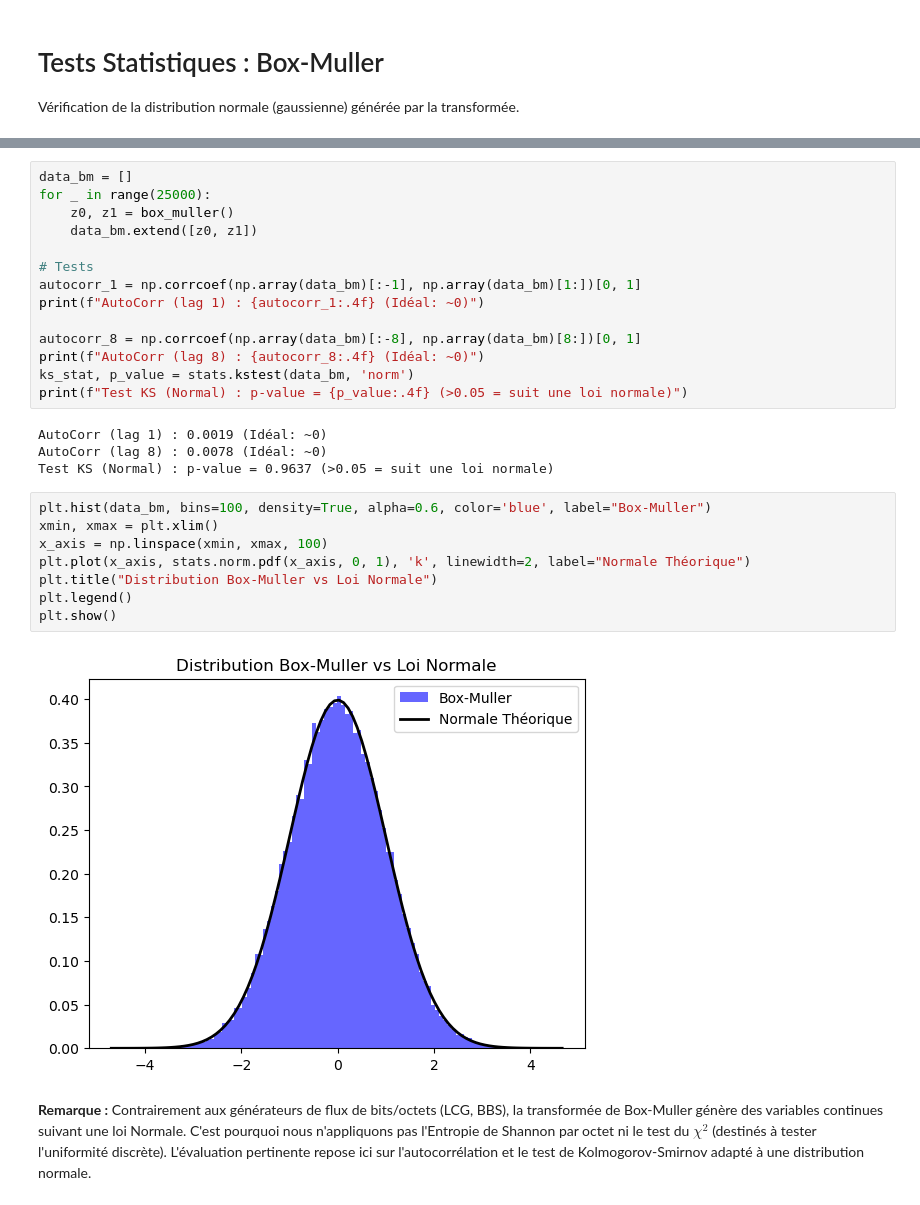
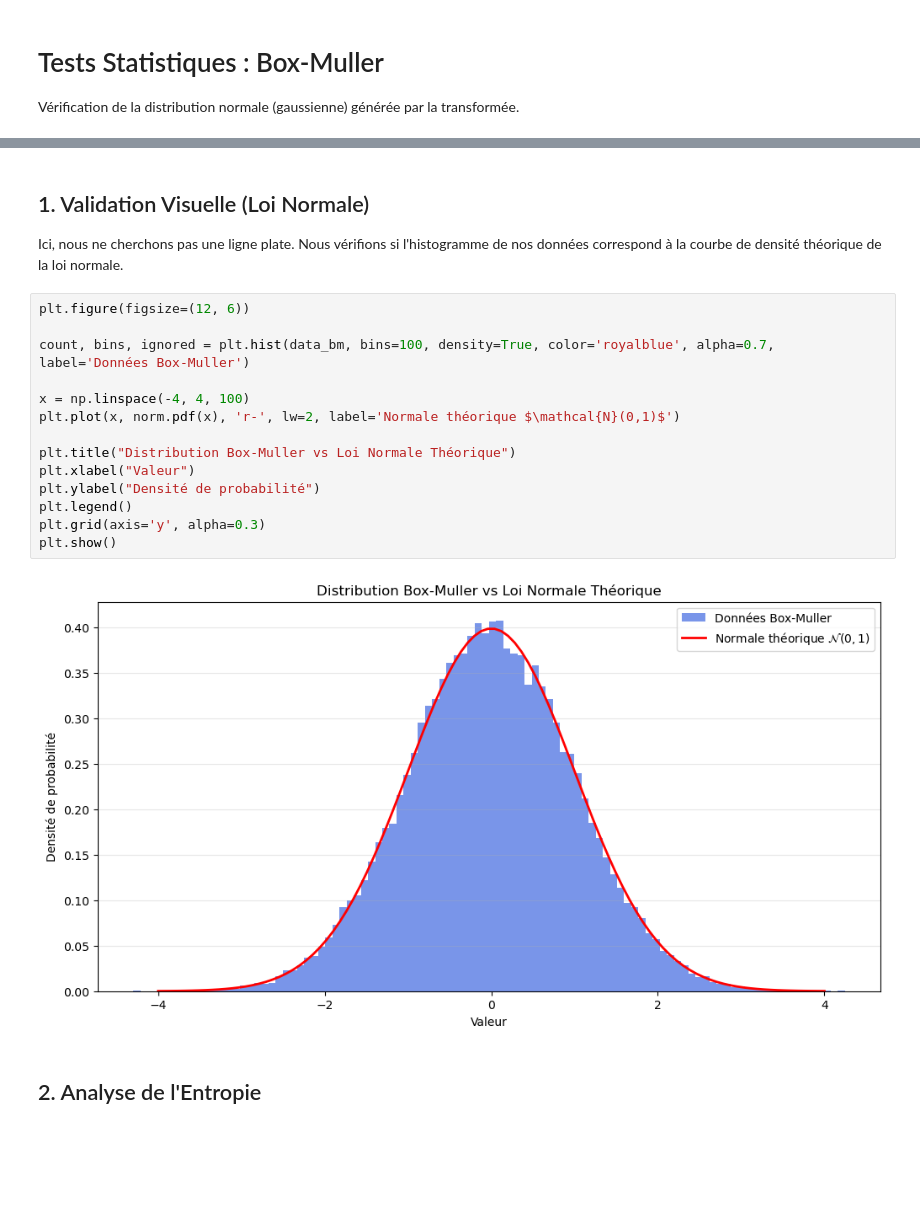
Before and after one commit to ayman-bl/Projet-GNA, a Jupyter notebook: notebooks/box_muller.ipynb, the cells around one changed output, grey strips where cells are left out. Saved outputs shown, nothing was run; the diff lists cells and outputs as text; blank space fills up the shorter version.

```diff
--- a/notebooks/box_muller.ipynb
+++ b/notebooks/box_muller.ipynb
@@ -13,32 +25,23 @@ from generators.box_muller import box_muller
-# %%
-data_bm = []
-for _ in range(25000):
-    z0, z1 = box_muller()
-    data_bm.extend([z0, z1])
-
-# Tests
-autocorr_1 = np.corrcoef(np.array(data_bm)[:-1], np.array(data_bm)[1:])[0, 1]
-print(f"AutoCorr (lag 1) : {autocorr_1:.4f} (Idéal: ~0)")
-
-autocorr_8 = np.corrcoef(np.array(data_bm)[:-8], np.array(data_bm)[8:])[0, 1]
-print(f"AutoCorr (lag 8) : {autocorr_8:.4f} (Idéal: ~0)")
-ks_stat, p_value = stats.kstest(data_bm, 'norm')
-print(f"Test KS (Normal) : p-value = {p_value:.4f} (>0.05 = suit une loi normale)")
-# %% [output]
-AutoCorr (lag 1) : 0.0019 (Idéal: ~0)
-AutoCorr (lag 8) : 0.0078 (Idéal: ~0)
-Test KS (Normal) : p-value = 0.9637 (>0.05 = suit une loi normale)
+# %% [markdown]
+## 1. Validation Visuelle (Loi Normale)
+
+Ici, nous ne cherchons pas une ligne plate. Nous vérifions si l'histogramme de nos données
+correspond à la courbe de densité théorique de la loi normale.
 # %%
-plt.hist(data_bm, bins=100, density=True, alpha=0.6, color='blue', label="Box-Muller")
-xmin, xmax = plt.xlim()
-x_axis = np.linspace(xmin, xmax, 100)
-plt.plot(x_axis, stats.norm.pdf(x_axis, 0, 1), 'k', linewidth=2, label="Normale Théorique")
-plt.title("Distribution Box-Muller vs Loi Normale")
+plt.figure(figsize=(12, 6))
+
+count, bins, ignored = plt.hist(data_bm, bins=100, density=True, color='royalblue', alpha=0.7, label='Données Box-Muller')
+
+x = np.linspace(-4, 4, 100)
+plt.plot(x, norm.pdf(x), 'r-', lw=2, label='Normale théorique $\mathcal{N}(0,1)$')
+
+plt.title("Distribution Box-Muller vs Loi Normale Théorique")
+plt.xlabel("Valeur")
+plt.ylabel("Densité de probabilité")
 plt.legend()
+plt.grid(axis='y', alpha=0.3)
 plt.show()
 # %% [output]
-[figure, old version]
+[figure, new version]
-# %% [markdown]
-**Remarque :**
-Contrairement aux générateurs de flux de bits/octets (LCG, BBS), la transformée de Box-Muller génère des variables continues suivant une loi Normale.
-C'est pourquoi nous n'appliquons pas l'Entropie de Shannon par octet ni le test du $\chi^2$ (destinés à tester l'uniformité discrète). L'évaluation pertinente repose ici sur l'autocorrélation et le test de Kolmogorov-Smirnov adapté à une distribution normale.
+# %% [markdown]
+## 2. Analyse de l'Entropie
```
Also changed, not shown: parts of 8 cells of this notebook, 14 other files.
